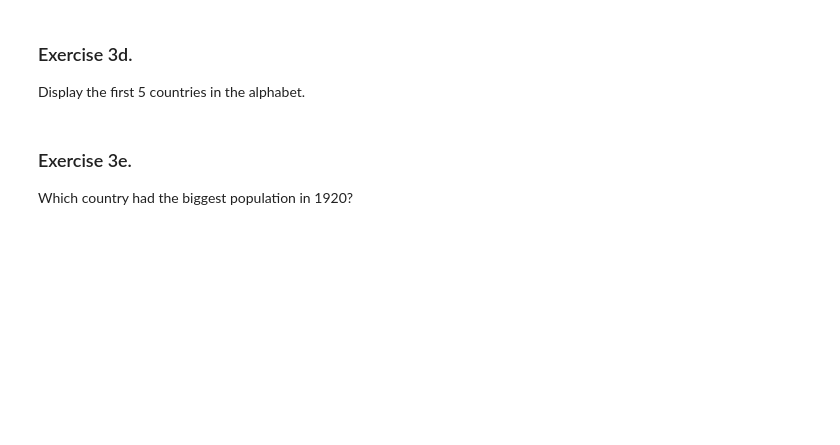
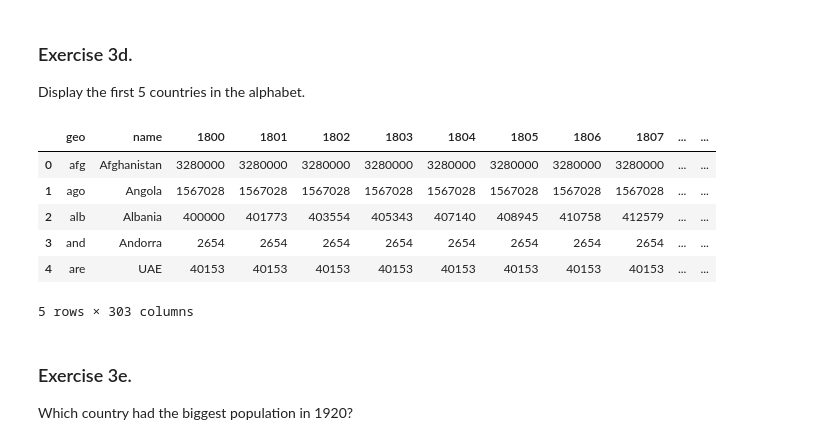
Before and after one commit to savitha14june/redi-web-project, a Jupyter notebook: homework.ipynb, the cells around one changed output. Cells and saved outputs as stored; diff of their text form; code cells hidden in the pictures; blank space fills up the shorter version.

```diff
--- a/homework.ipynb
+++ b/homework.ipynb
@@ -83,6 +114,16 @@ Display the number of rows and columns
 ### Exercise 3d.
 
 Display the first 5 countries in the alphabet.
+# %%
+df.head(5)
+# %% [output]
+|  | geo | name | 1800 | 1801 | 1802 | 1803 | 1804 | 1805 | 1806 | 1807 | ... | ... |
+| 0 | afg | Afghanistan | 3280000 | 3280000 | 3280000 | 3280000 | 3280000 | 3280000 | 3280000 | 3280000 | ... | ... |
+| 1 | ago | Angola | 1567028 | 1567028 | 1567028 | 1567028 | 1567028 | 1567028 | 1567028 | 1567028 | ... | ... |
+| 2 | alb | Albania | 400000 | 401773 | 403554 | 405343 | 407140 | 408945 | 410758 | 412579 | ... | ... |
+| 3 | and | Andorra | 2654 | 2654 | 2654 | 2654 | 2654 | 2654 | 2654 | 2654 | ... | ... |
+| 4 | are | UAE | 40153 | 40153 | 40153 | 40153 | 40153 | 40153 | 40153 | 40153 | ... | ... |
+5 rows × 303 columns
 # %% [markdown]
 ### Exercise 3e.
 
```
Also changed, not shown: parts of 11 cells of this notebook.
